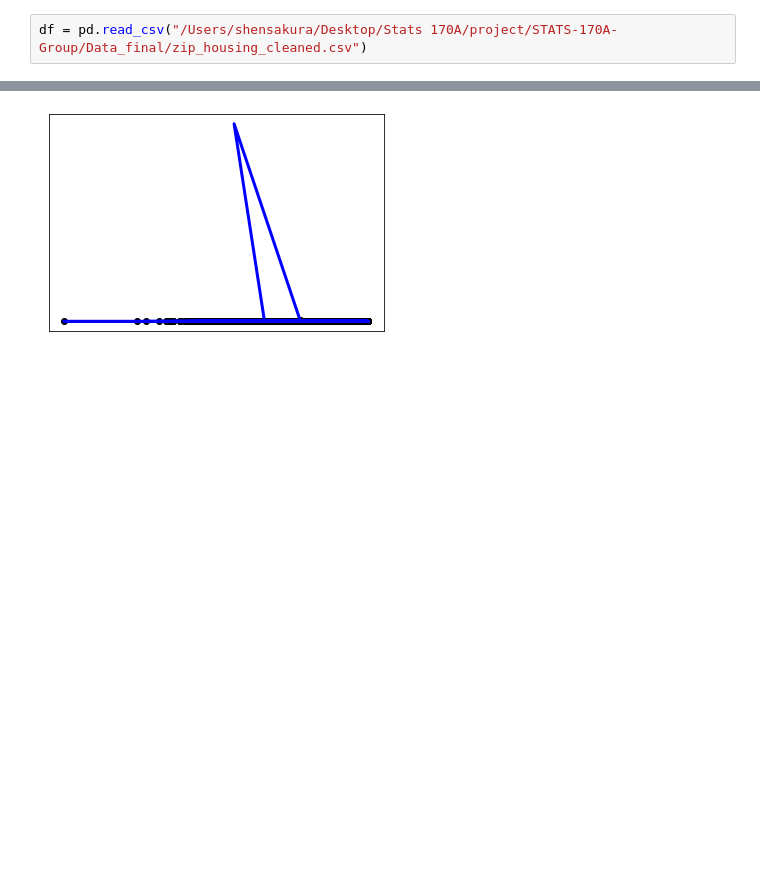
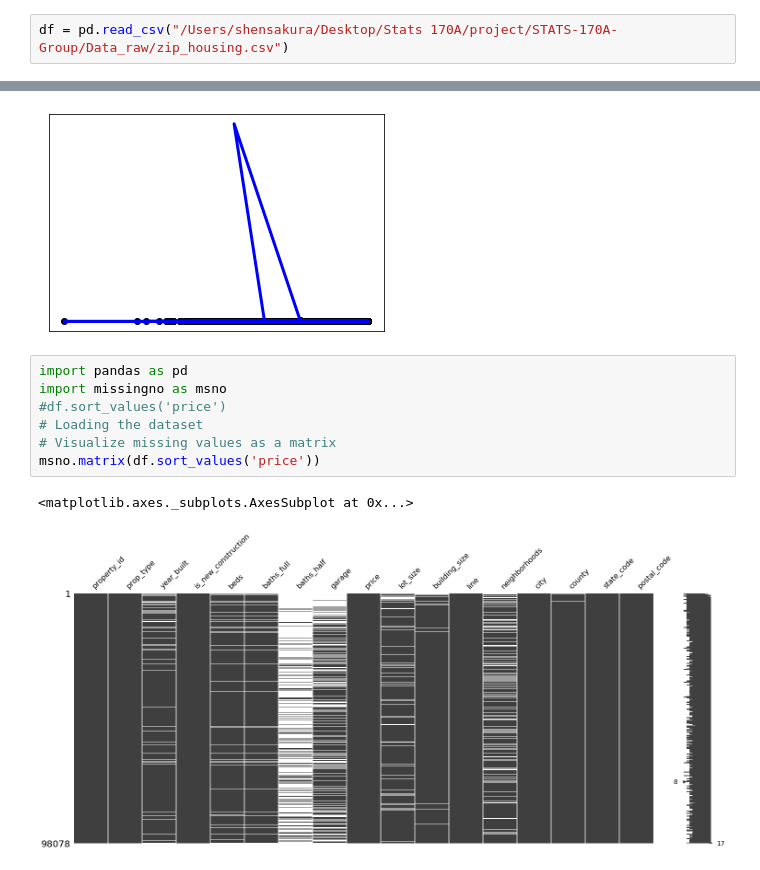
Before and after one commit to sakuraszy/STATS-170A-Group, a Jupyter notebook: Modeling/Baseline.ipynb, the cells around one changed output, grey strips where cells are left out. Drawn from its saved outputs; the diff is of its cells as text; blank space fills up the shorter version.

```diff
--- a/Modeling/Baseline.ipynb
+++ b/Modeling/Baseline.ipynb
@@ -7,7 +7,7 @@ import pandas as pd
 import sklearn.model_selection
 from collections import defaultdict
 # %%
-df = pd.read_csv("/Users/shensakura/Desktop/Stats 170A/project/STATS-170A-Group/Data_final/zip_housing_cleaned.csv")
+df = pd.read_csv("/Users/shensakura/Desktop/Stats 170A/project/STATS-170A-Group/Data_raw/zip_housing.csv")
 # %%
 df
 # %% [output]
@@ -145,3 +145,13 @@ plt.yticks(())
 plt.show()
 # %% [output]
 [figure]
+# %%
+import pandas as pd
+import missingno as msno
+#df.sort_values('price')
+# Loading the dataset
+# Visualize missing values as a matrix
+msno.matrix(df.sort_values('price'))
+# %% [output]
+<matplotlib.axes._subplots.AxesSubplot at 0x...>
+[figure, added]
```
Also changed, not shown: parts of 3 cells of this notebook, 2 other files.
